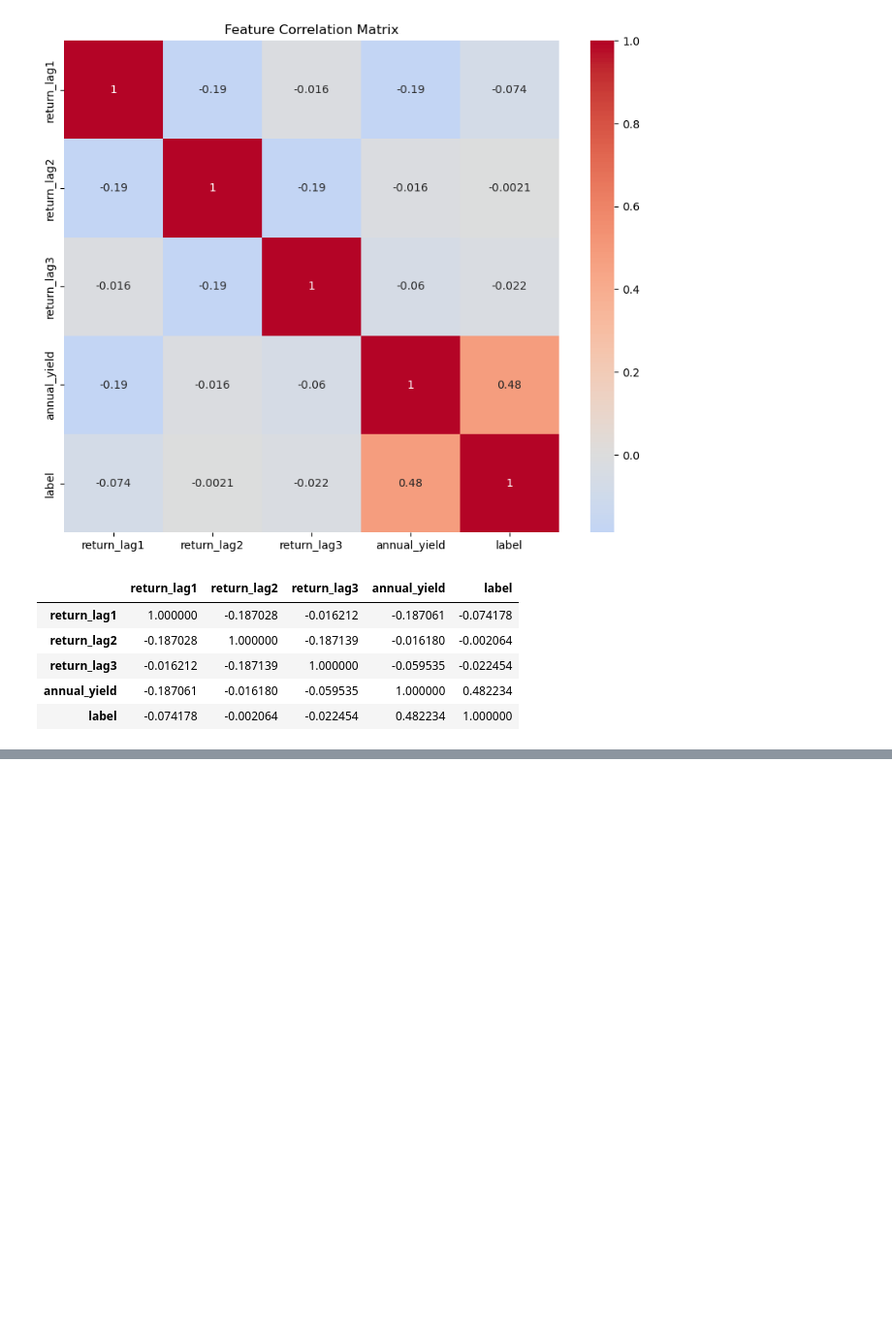
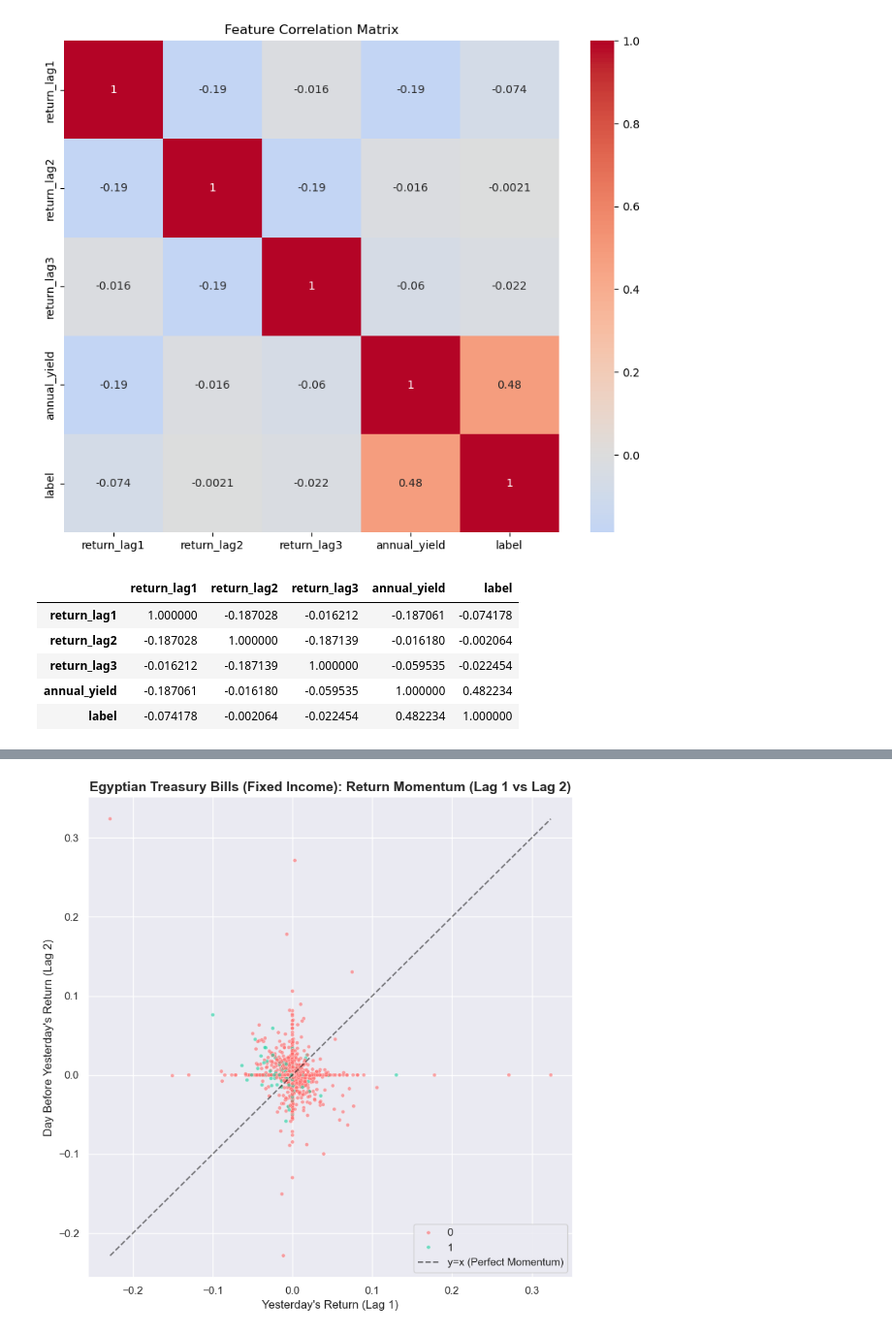
Before and after one commit to Moataz-hindy/Egypt-Multi-Asset-AI-Portfolio-Optimization-System, a Jupyter notebook: 07_EDA_Tbills.ipynb, the cells around one changed output, grey strips where cells are left out. Shown at 97% size. Saved outputs shown, nothing was run; the diff lists cells and outputs as text; code cells hidden in the pictures; blank space fills up the shorter version.

```diff
--- a/07_EDA_Tbills.ipynb
+++ b/07_EDA_Tbills.ipynb
@@ -126,2 +191,23 @@ df.corr()
+# %%
+# ========================================================
+# PLOT 4 - Market Microstructure (Lag 1 vs Lag 2)
+# ========================================================
+plt.figure(figsize=(8, 8))
+sns.scatterplot(data=df, x='return_lag1', y='return_lag2', hue='label', palette=['#ff6b6b', '#1dd1a1'], alpha=0.6, s=15)
+
+# Add a dashed line representing y=x (perfect correlation)
+limits = [min(df['return_lag1'].min(), df['return_lag2'].min()),
+          max(df['return_lag1'].max(), df['return_lag2'].max())]
+plt.plot(limits, limits, color='black', linestyle='--', alpha=0.5, label='y=x (Perfect Momentum)')
+
+plt.title(f"{asset_name}: Return Momentum (Lag 1 vs Lag 2)", fontsize=14, fontweight='bold')
+plt.xlabel("Yesterday's Return (Lag 1)")
+plt.ylabel("Day Before Yesterday's Return (Lag 2)")
+plt.legend()
+
+plt.tight_layout()
+plt.show()
+# %% [output]
+[figure, added]
 # %%
 df.to_csv('final_data/final_tbills.csv')
```
Also changed, not shown: parts of 5 cells of this notebook, 1 other file.
